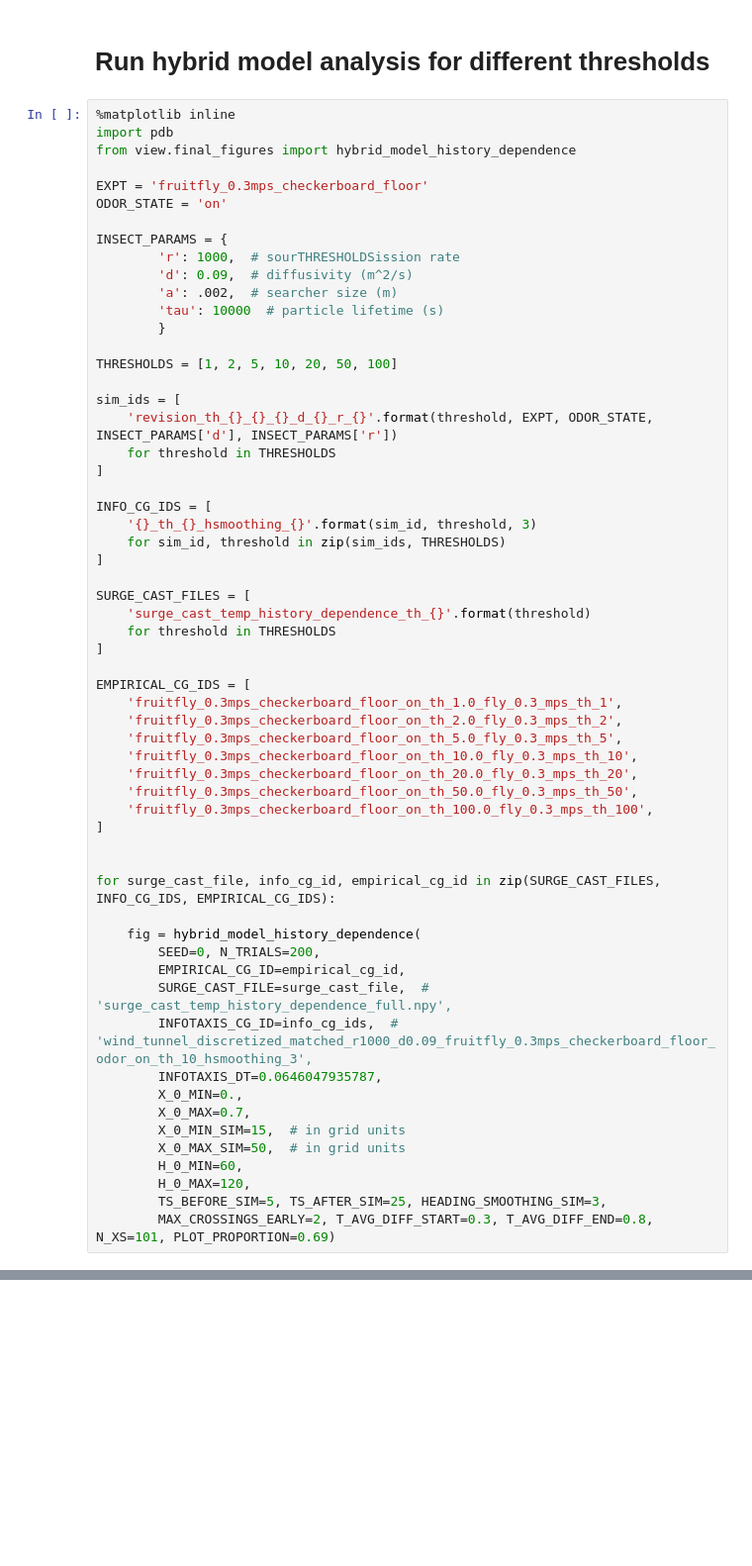
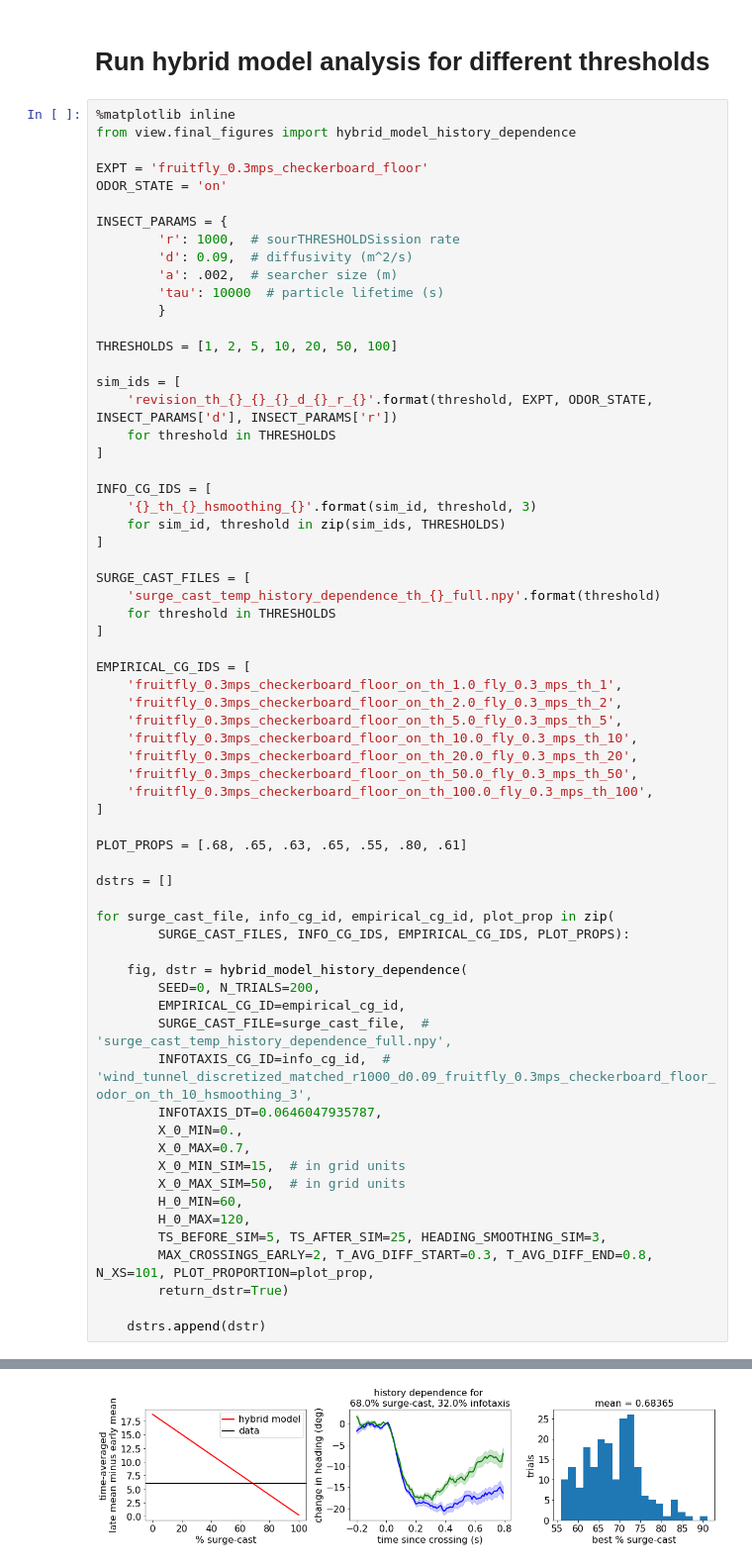
Before and after one commit to rkp8000/wind_tunnel, a Jupyter notebook: revision_1.ipynb, the cells around one changed output, grey strips where cells are left out. Shown at 99% size. Drawn from its saved outputs; the diff is of its cells as text; blank space fills up the shorter version.

Commit message:
Finish up threshold variation analysis for revision.

```diff
--- a/revision_1.ipynb
+++ b/revision_1.ipynb
@@ -411,7 +419,6 @@ for threshold in THRESHOLDS:
 # Run hybrid model analysis for different thresholds
 # %%
 %matplotlib inline
-import pdb
 from view.final_figures import hybrid_model_history_dependence
 
 EXPT = 'fruitfly_0.3mps_checkerboard_floor'
@@ -437,7 +444,7 @@ INFO_CG_IDS = [
 ]
 
 SURGE_CAST_FILES = [
-    'surge_cast_temp_history_dependence_th_{}'.format(threshold)
+    'surge_cast_temp_history_dependence_th_{}_full.npy'.format(threshold)
     for threshold in THRESHOLDS
 ]
 
@@ -451,14 +458,18 @@ EMPIRICAL_CG_IDS = [
     'fruitfly_0.3mps_checkerboard_floor_on_th_100.0_fly_0.3_mps_th_100',
 ]
 
+PLOT_PROPS = [.68, .65, .63, .65, .55, .80, .61]
 
-for surge_cast_file, info_cg_id, empirical_cg_id in zip(SURGE_CAST_FILES, INFO_CG_IDS, EMPIRICAL_CG_IDS):
+dstrs = []
 
-    fig = hybrid_model_history_dependence(
+for surge_cast_file, info_cg_id, empirical_cg_id, plot_prop in zip(
+        SURGE_CAST_FILES, INFO_CG_IDS, EMPIRICAL_CG_IDS, PLOT_PROPS):
+
+    fig, dstr = hybrid_model_history_dependence(
         SEED=0, N_TRIALS=200,
         EMPIRICAL_CG_ID=empirical_cg_id,
         SURGE_CAST_FILE=surge_cast_file,  # 'surge_cast_temp_history_dependence_full.npy',
-        INFOTAXIS_CG_ID=info_cg_ids,  # 'wind_tunnel_discretized_matched_r1000_d0.09_fruitfly_0.3mps_checkerboard_floor_odor_on_th_10_hsmoothing_3',
+        INFOTAXIS_CG_ID=info_cg_id,  # 'wind_tunnel_discretized_matched_r1000_d0.09_fruitfly_0.3mps_checkerboard_floor_odor_on_th_10_hsmoothing_3',
         INFOTAXIS_DT=0.0646047935787,
         X_0_MIN=0.,
         X_0_MAX=0.7,
@@ -467,4 +478,8 @@ for surge_cast_file, info_cg_id, empirical_cg_id in zip(SURGE_CAST_FILES, INFO_C
         H_0_MIN=60,
         H_0_MAX=120,
         TS_BEFORE_SIM=5, TS_AFTER_SIM=25, HEADING_SMOOTHING_SIM=3,
-        MAX_CROSSINGS_EARLY=2, T_AVG_DIFF_START=0.3, T_AVG_DIFF_END=0.8, N_XS=101, PLOT_PROPORTION=0.69)
+        MAX_CROSSINGS_EARLY=2, T_AVG_DIFF_START=0.3, T_AVG_DIFF_END=0.8, N_XS=101, PLOT_PROPORTION=plot_prop,
+        return_dstr=True)
+
+    dstrs.append(dstr)
+# %% [output]
@@ -470,0 +500 @@ for surge_cast_file, info_cg_id, empirical_cg_id in zip(SURGE_CAST_FILES, INFO_C
+[figure, added]
```
Also changed, not shown: parts of 3 cells of this notebook, 2 other files.
